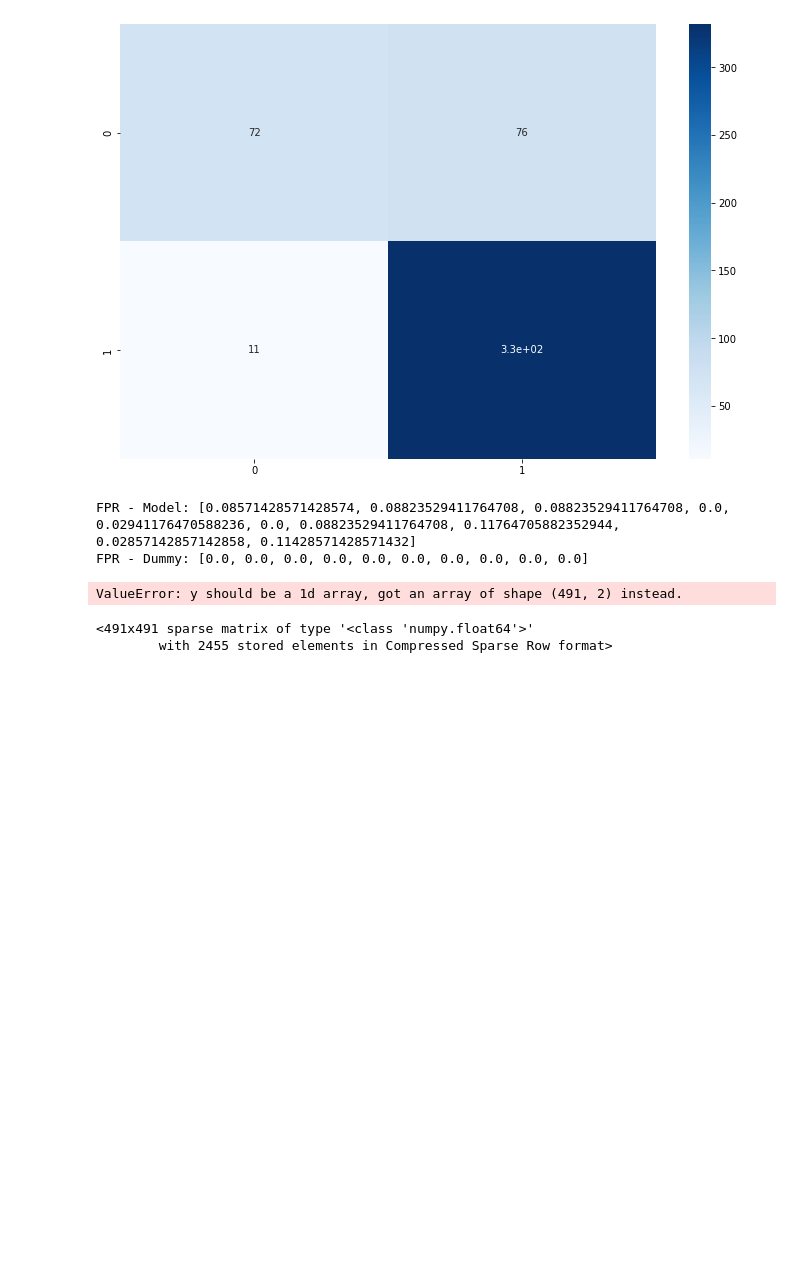
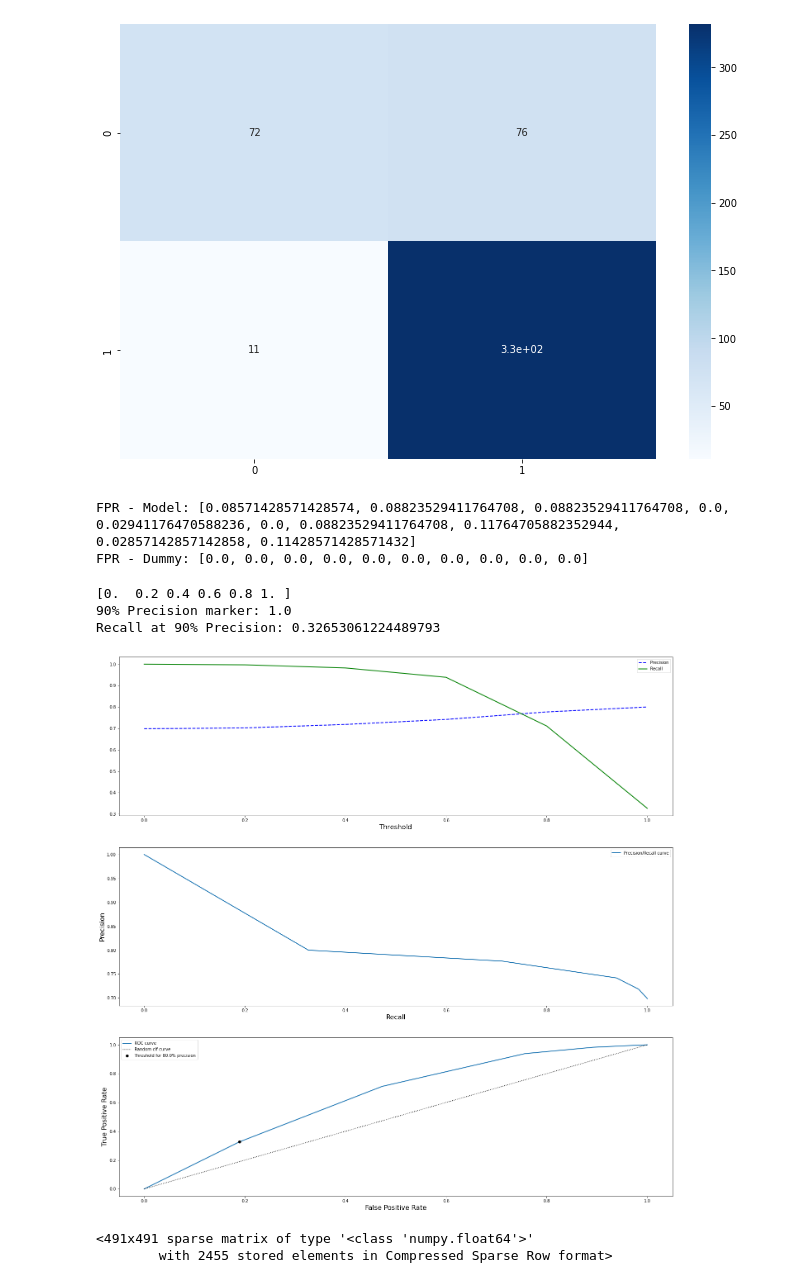
Before and after one commit to CharlesPizza/HomeLoan, a Jupyter notebook: Untitled.ipynb, the cells around one changed output. Drawn from its saved outputs; the diff is of its cells as text; code cells hidden in the pictures; blank space fills up the shorter version.

```diff
--- a/Untitled.ipynb
+++ b/Untitled.ipynb
@@ -842,9 +843,12 @@ false_pos_rate(knn_clf, X_train, y_train_prep.ravel(), cv=10)
 FPR - Model: [0.08571428571428574, 0.08823529411764708, 0.08823529411764708, 0.0, 0.02941176470588236, 0.0, 0.08823529411764708, 0.11764705882352944, 0.02857142857142858, 0.11428571428571432]
 FPR - Dummy: [0.0, 0.0, 0.0, 0.0, 0.0, 0.0, 0.0, 0.0, 0.0, 0.0]
 # %%
-threshold_eval(knn_clf, X_train, y_train_prep.ravel(), cv=3, method='predict_proba')
+threshold_eval(knn_clf, X_train, y_train_prep.ravel(), cv=3, method='predict_proba', threshold=0.8)
 # %% [output]
-ValueError: y should be a 1d array, got an array of shape (491, 2) instead.
+[0.  0.2 0.4 0.6 0.8 1. ]
+90% Precision marker: 1.0
+Recall at 90% Precision: 0.32653061224489793
+[figure, added]
 # %%
 knn_clf['kneighborsclassifier'].kneighbors_graph()
 # %% [output]
```
Also changed, not shown: parts of 53 cells of this notebook.
